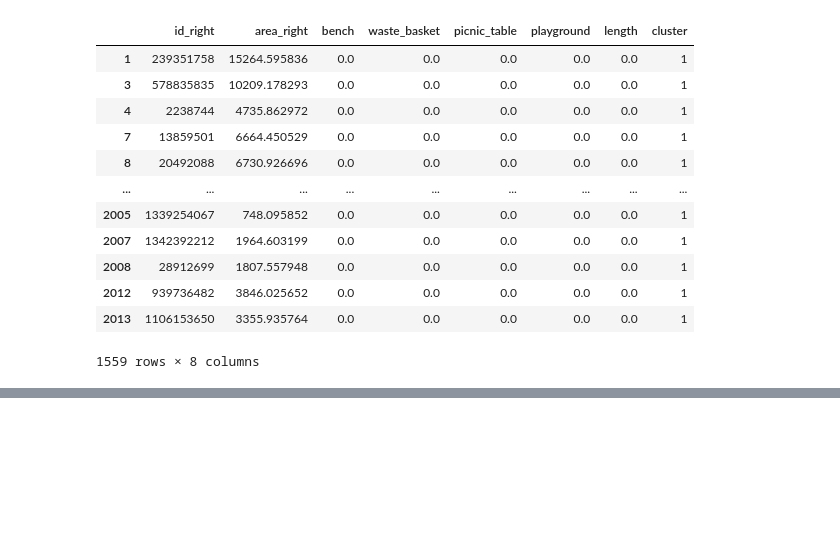
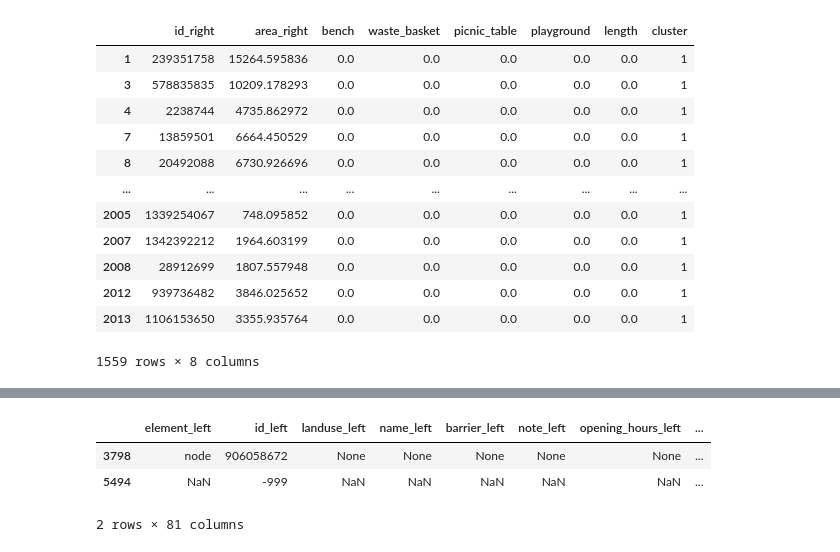
Before and after one commit to japanj/pugs-detection, a Jupyter notebook: notebooks/data_processing_osm.ipynb, the cells around one changed output, grey strips where cells are left out. Saved outputs shown, nothing was run; the diff lists cells and outputs as text; code cells hidden in the pictures; blank space fills up the shorter version.

```diff
--- a/notebooks/data_processing_osm.ipynb
+++ b/notebooks/data_processing_osm.ipynb
@@ -1000,0 +1069,7 @@ clean_joined_green_space[clean_joined_green_space['is_public'] == 'no'].explore(
+# %%
+mergenew[mergenew['barrier']=='entrance']
+# %% [output]
+|  | element_left | id_left | landuse_left | name_left | barrier_left | note_left | opening_hours_left | ... |
+| 3798 | node | 906058672 | None | None | None | None | None | ... |
+| 5494 | NaN | -999 | NaN | NaN | NaN | NaN | NaN | ... |
+2 rows × 81 columns
```
Also changed, not shown: parts of 20 cells of this notebook.
